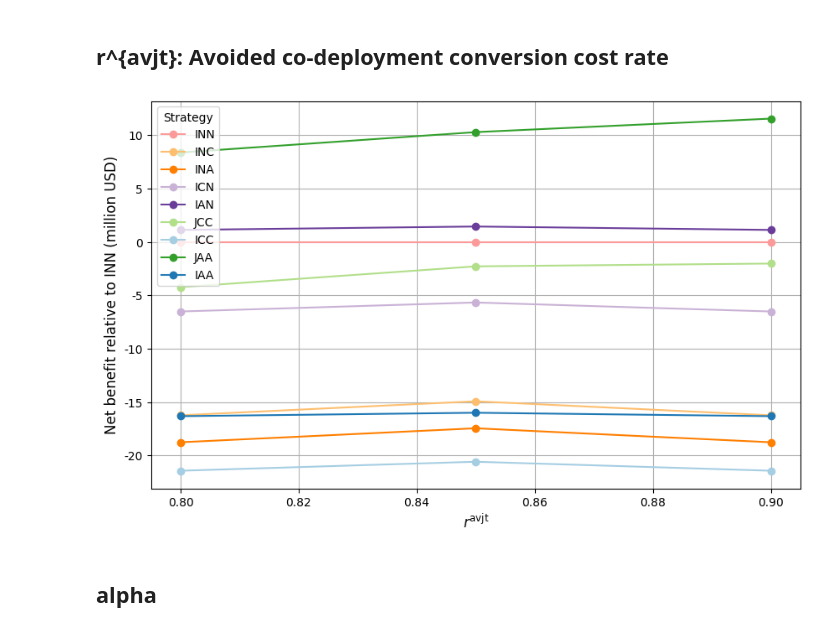
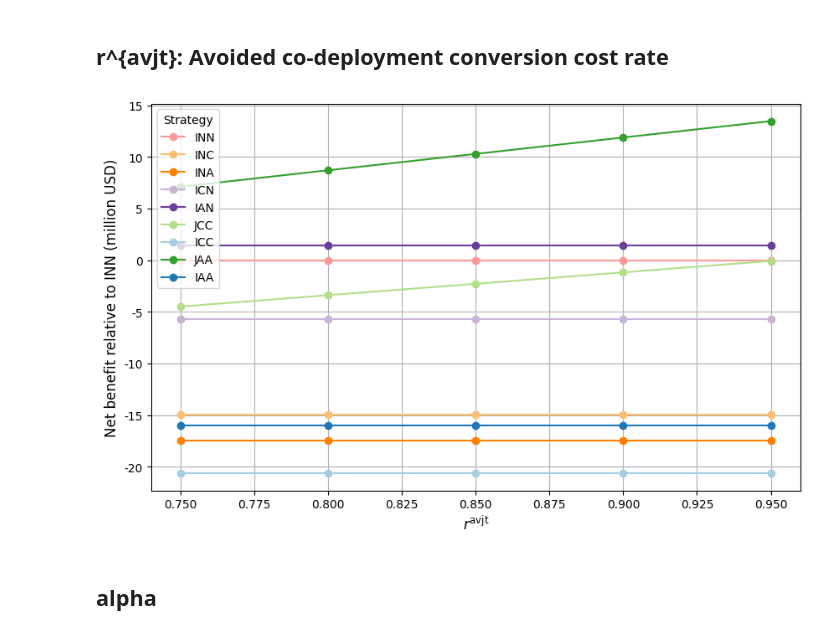
Before and after one commit to narslab/project-groundwork, a Jupyter notebook: bin/jupyter/sensivity-for-all-strategies-relative-net-benefit.ipynb, the cells around one changed output. Drawn from its saved outputs; the diff is of its cells as text; code cells hidden in the pictures.

```diff
--- a/bin/jupyter/sensivity-for-all-strategies-relative-net-benefit.ipynb
+++ b/bin/jupyter/sensivity-for-all-strategies-relative-net-benefit.ipynb
@@ -288,7 +288,7 @@ combined_df
 ## r^{avjt}: Avoided co-deployment conversion cost rate
 # %%
 # List of r values
-saving_values = [0.10, 0.15, 0.20]
+saving_values = [0.05, 0.1, 0.15, 0.2, 0.25]
 
 # Dictionary to hold data
 data = {}
@@ -306,34 +306,34 @@ for saving in saving_values:
     #df=df.loc[df['Strategy']!="IAA"]
     # Make sure the strategy names are set as the index
     df.set_index('Strategy', inplace=True)
     data[1-saving] = df['net_benefit']
 
 # Create a DataFrame from the dictionary
 combined_df = pd.DataFrame(data)
 
 # Define colors for each strategy
 strategy_colors = {
     'INN': '#FB9A99', 'INC': '#FDBF6F', 'INA': '#FF7F00', 'ICN': '#CAB2D6',
     'IAN': '#6A3D9A', 'JCC': '#B2DF8A', 'ICC': '#A6CEE3', 'JAA': '#33A02C', 'IAA': '#1F78B4'
 }
 
 # Plotting
 plt.figure(figsize=(10, 6))
 for strategy in combined_df.index:
     plt.plot(combined_df.columns, combined_df.loc[strategy], label=strategy, marker='o', color=strategy_colors[strategy])
 
 # Set y-axis formatter
 formatter = FuncFormatter(millions_formatter)
 plt.gca().yaxis.set_major_formatter(formatter)
 
 plt.xlabel(r'$r^{\mathrm{avjt}}$', fontsize=12)
 plt.ylabel('Net benefit relative to INN (million USD)', fontsize=12)
 plt.legend(title='Strategy', fontsize=10)
 plt.grid(True)
 
 plt.show()
 # %% [output]
-[figure, old version]
+[figure, new version]
 # %% [markdown]
 ## alpha
 # %%
```
Also changed, not shown: 19 other files.
